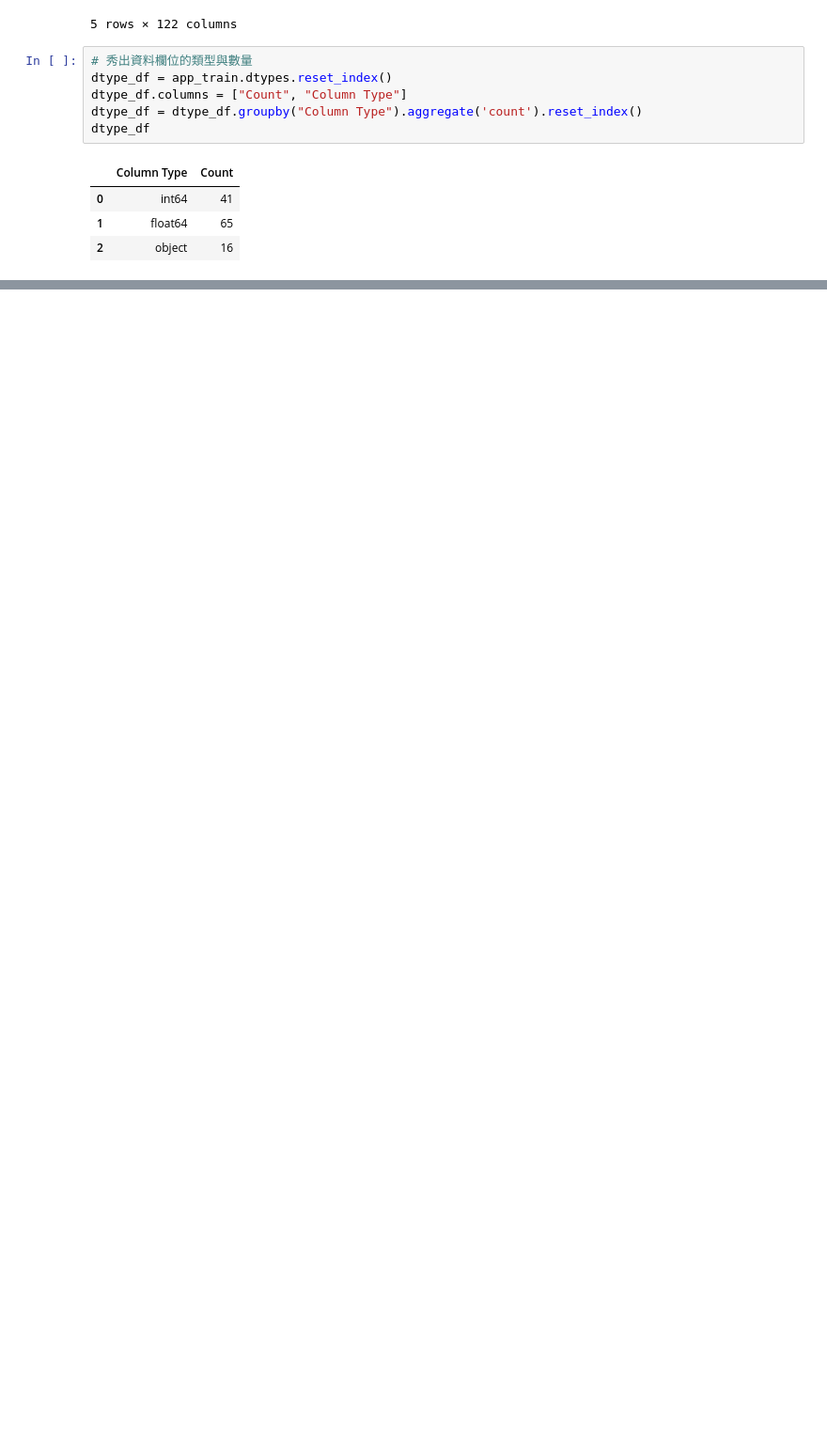
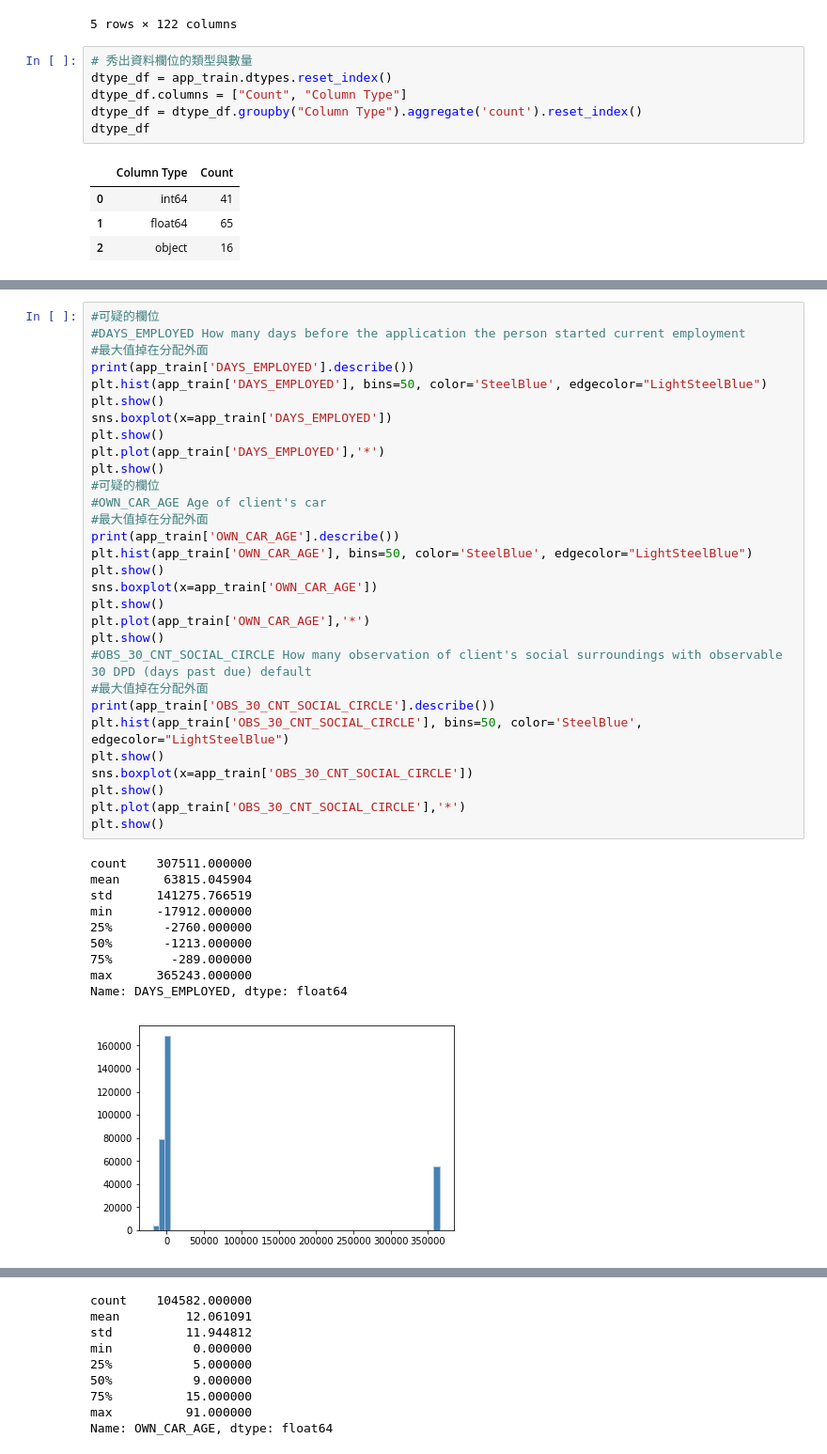
Before and after one commit to selenabuy/4-th-ML100Days, a Jupyter notebook: homework/Day_009_HW.ipynb, the cells around one changed output, grey strips where cells are left out. Shown at 94% size. Drawn from its saved outputs; the diff is of its cells as text; blank space fills up the shorter version.

```diff
--- a/homework/Day_009_HW.ipynb
+++ b/homework/Day_009_HW.ipynb
@@ -133,0 +116,41 @@ Name: AMT_GOODS_PRICE, dtype: float64
+# %%
+#可疑的欄位
+#DAYS_EMPLOYED How many days before the application the person started current employment
+#最大值掉在分配外面
+print(app_train['DAYS_EMPLOYED'].describe())
+plt.hist(app_train['DAYS_EMPLOYED'], bins=50, color='SteelBlue', edgecolor="LightSteelBlue")
+plt.show()
+sns.boxplot(x=app_train['DAYS_EMPLOYED'])
+plt.show()
+plt.plot(app_train['DAYS_EMPLOYED'],'*')
+plt.show()
+#可疑的欄位
+#OWN_CAR_AGE Age of client's car
+#最大值掉在分配外面
+print(app_train['OWN_CAR_AGE'].describe())
+plt.hist(app_train['OWN_CAR_AGE'], bins=50, color='SteelBlue', edgecolor="LightSteelBlue")
+plt.show()
+sns.boxplot(x=app_train['OWN_CAR_AGE'])
+plt.show()
+plt.plot(app_train['OWN_CAR_AGE'],'*')
+plt.show()
+#OBS_30_CNT_SOCIAL_CIRCLE How many observation of client's social surroundings with observable 30 DPD (days past due) default
+#最大值掉在分配外面
+print(app_train['OBS_30_CNT_SOCIAL_CIRCLE'].describe())
+plt.hist(app_train['OBS_30_CNT_SOCIAL_CIRCLE'], bins=50, color='SteelBlue', edgecolor="LightSteelBlue")
+plt.show()
+sns.boxplot(x=app_train['OBS_30_CNT_SOCIAL_CIRCLE'])
+plt.show()
+plt.plot(app_train['OBS_30_CNT_SOCIAL_CIRCLE'],'*')
+plt.show()
+# %% [output]
+count    307511.000000
+mean      63815.045904
+std      141275.766519
+min      -17912.000000
+25%       -2760.000000
+50%       -1213.000000
+75%        -289.000000
+max      365243.000000
+Name: DAYS_EMPLOYED, dtype: float64
+[figure, added]
@@ -133,0 +159,9 @@ Name: AMT_GOODS_PRICE, dtype: float64
+count    104582.000000
+mean         12.061091
+std          11.944812
+min           0.000000
+25%           5.000000
+50%           9.000000
+75%          15.000000
+max          91.000000
+Name: OWN_CAR_AGE, dtype: float64
```
Also changed, not shown: parts of 8 cells of this notebook.
